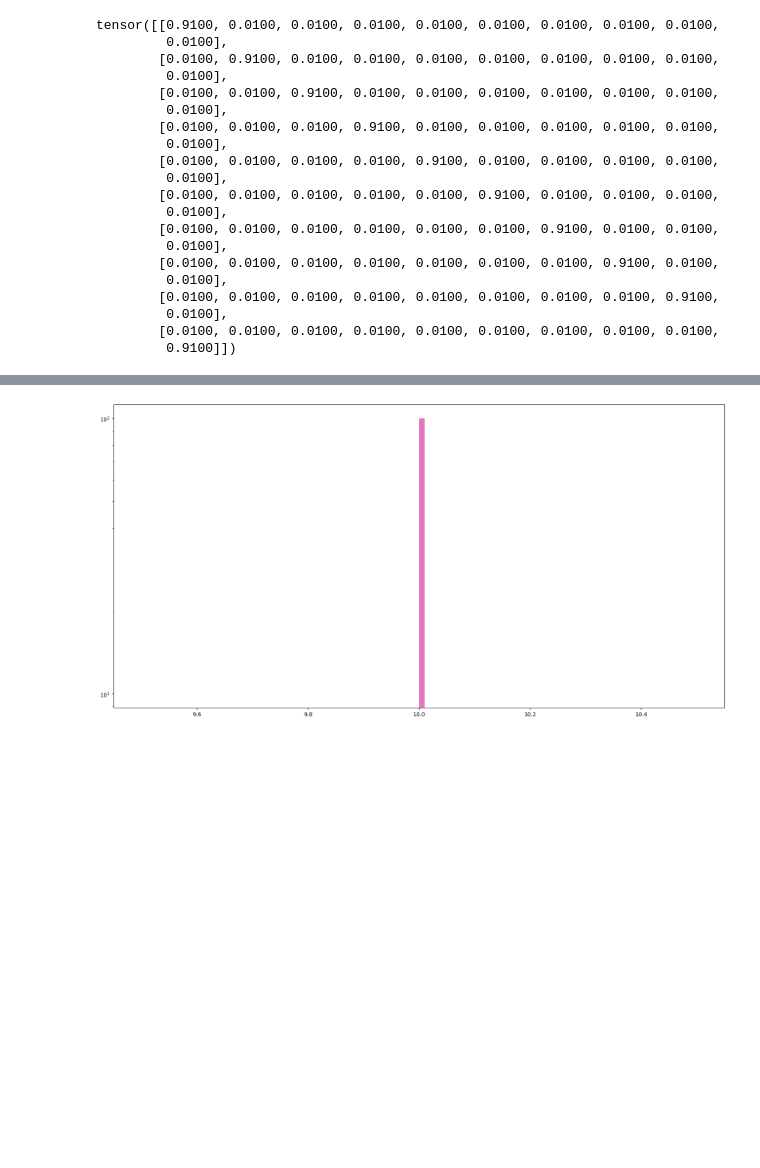
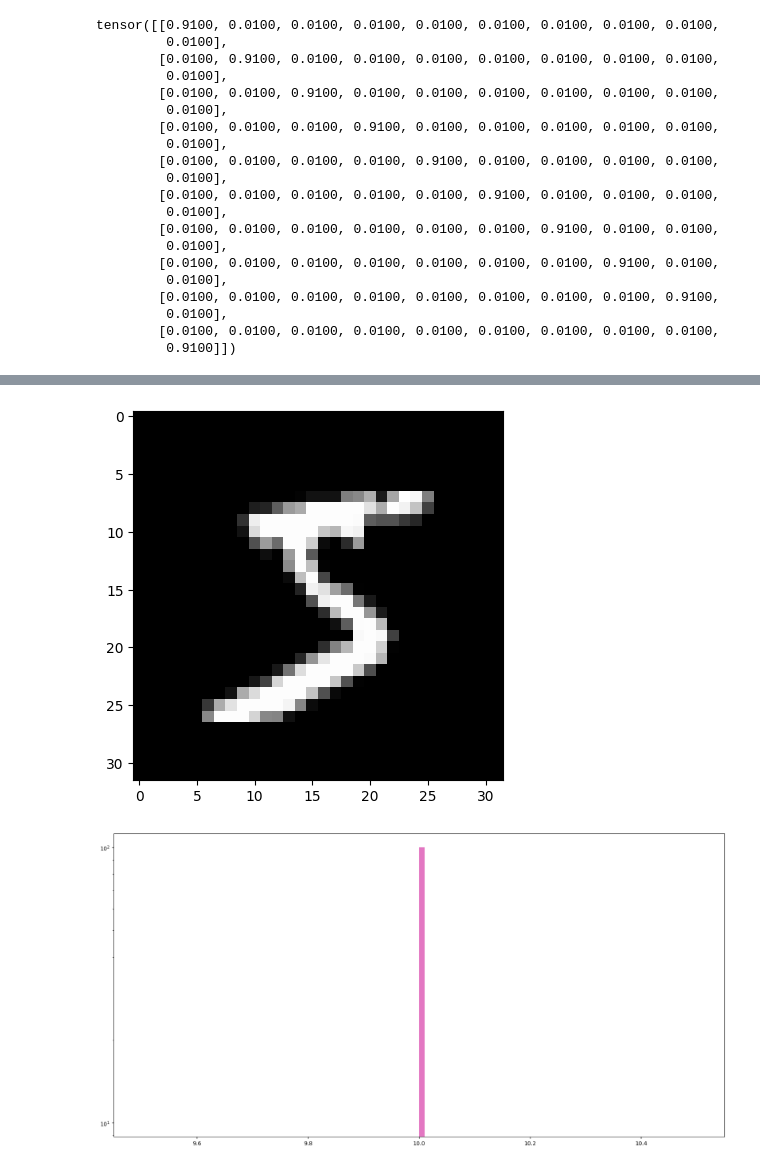
Before and after one commit to cloneofsimo/d3pm, a Jupyter notebook: test.ipynb, the cells around one changed output, grey strips where cells are left out. Cells and saved outputs as stored; diff of their text form; code cells hidden in the pictures; blank space fills up the shorter version.

```diff
--- a/test.ipynb
+++ b/test.ipynb
@@ -546,3 +513,12 @@ nan detected
+# %%
+# visualize first dataset
+x = next(iter(dataloader))[0][:1]
+x_as_image = make_grid(x.float(), nrow=1)
+plt.figure()
+plt.imshow(x_as_image.permute(1, 2, 0).cpu().numpy())
+plt.show()
+# %% [output]
+[figure, added]
 # %%
 # check parameter distribution
 from matplotlib import pyplot as plt
```
Also changed, not shown: parts of 5 cells of this notebook, 2 other files.
